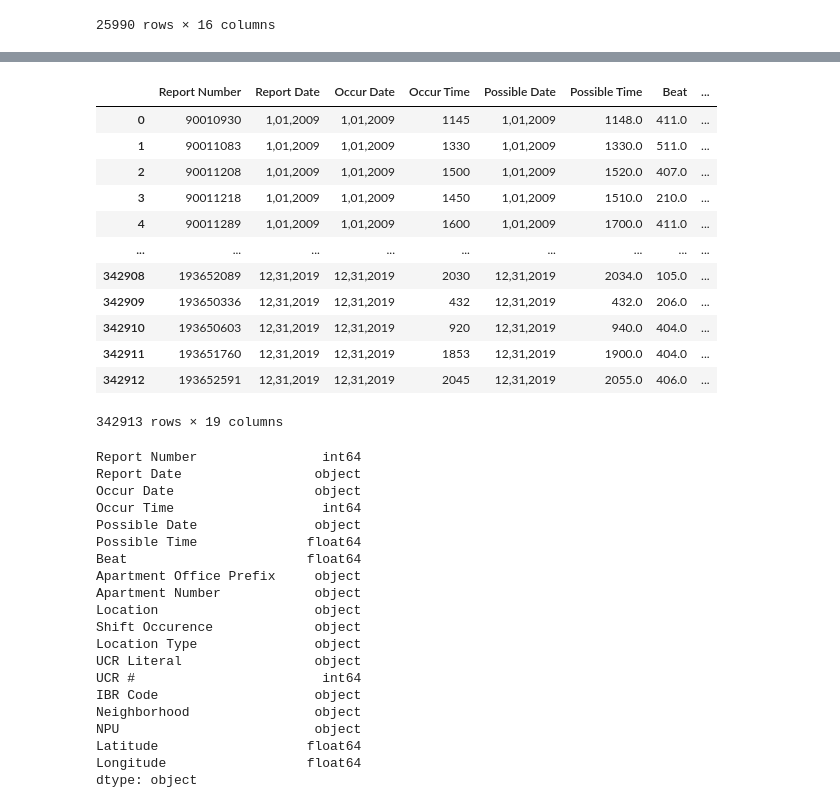
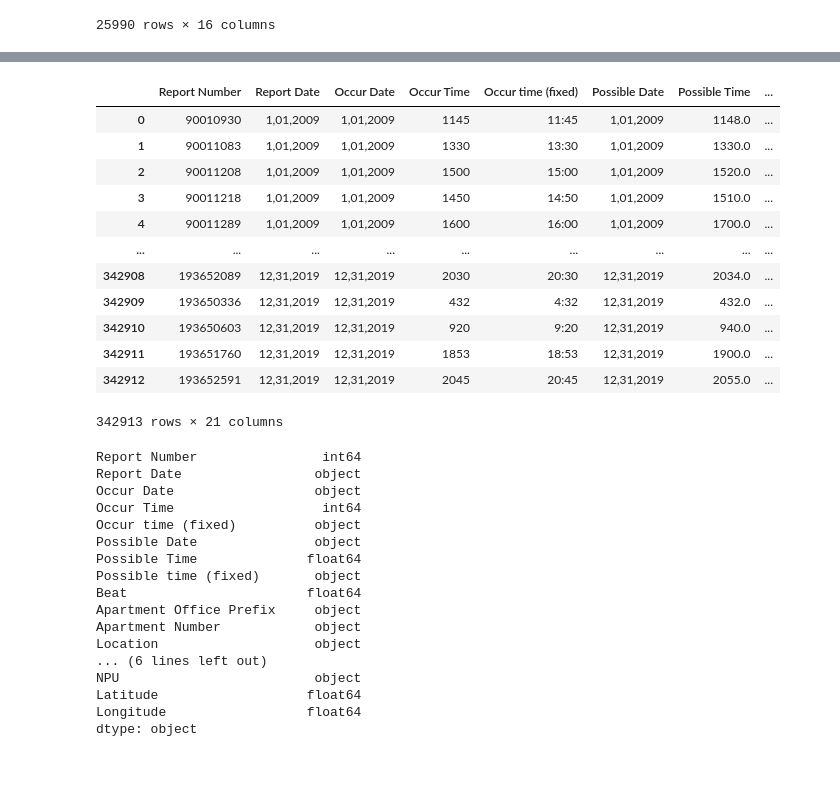
Before and after one commit to Chithra1996/GT_Final_Project, a Jupyter notebook: New folder/crime_data_cleaning.ipynb, the cells around one changed output, grey strips where cells are left out. Drawn from its saved outputs; the diff is of its cells as text; code cells hidden in the pictures; blank space fills up the shorter version.

```diff
--- a/New folder/crime_data_cleaning.ipynb
+++ b/New folder/crime_data_cleaning.ipynb
@@ -248,22 +249,22 @@ Name: zipcode, dtype: int64
 # %%
 new_crime.to_csv("crime_20-21.csv", encoding='utf-8', index= False)
 # %%
-data10 = pd.read_csv("../raw_data/crime2.csv")
+data10 = pd.read_csv("../raw_data/COBRA-2009-2019_fixed.csv")
 data10
 # %% [output]
-|  | Report Number | Report Date | Occur Date | Occur Time | Possible Date | Possible Time | Beat | ... |
-| 0 | 90010930 | 1,01,2009 | 1,01,2009 | 1145 | 1,01,2009 | 1148.0 | 411.0 | ... |
-| 1 | 90011083 | 1,01,2009 | 1,01,2009 | 1330 | 1,01,2009 | 1330.0 | 511.0 | ... |
-| 2 | 90011208 | 1,01,2009 | 1,01,2009 | 1500 | 1,01,2009 | 1520.0 | 407.0 | ... |
-| 3 | 90011218 | 1,01,2009 | 1,01,2009 | 1450 | 1,01,2009 | 1510.0 | 210.0 | ... |
-| 4 | 90011289 | 1,01,2009 | 1,01,2009 | 1600 | 1,01,2009 | 1700.0 | 411.0 | ... |
+|  | Report Number | Report Date | Occur Date | Occur Time | Occur time (fixed) | Possible Date | Possible Time | ... |
+| 0 | 90010930 | 1,01,2009 | 1,01,2009 | 1145 | 11:45 | 1,01,2009 | 1148.0 | ... |
+| 1 | 90011083 | 1,01,2009 | 1,01,2009 | 1330 | 13:30 | 1,01,2009 | 1330.0 | ... |
+| 2 | 90011208 | 1,01,2009 | 1,01,2009 | 1500 | 15:00 | 1,01,2009 | 1520.0 | ... |
+| 3 | 90011218 | 1,01,2009 | 1,01,2009 | 1450 | 14:50 | 1,01,2009 | 1510.0 | ... |
+| 4 | 90011289 | 1,01,2009 | 1,01,2009 | 1600 | 16:00 | 1,01,2009 | 1700.0 | ... |
 | ... | ... | ... | ... | ... | ... | ... | ... | ... |
-| 342908 | 193652089 | 12,31,2019 | 12,31,2019 | 2030 | 12,31,2019 | 2034.0 | 105.0 | ... |
-| 342909 | 193650336 | 12,31,2019 | 12,31,2019 | 432 | 12,31,2019 | 432.0 | 206.0 | ... |
-| 342910 | 193650603 | 12,31,2019 | 12,31,2019 | 920 | 12,31,2019 | 940.0 | 404.0 | ... |
-| 342911 | 193651760 | 12,31,2019 | 12,31,2019 | 1853 | 12,31,2019 | 1900.0 | 404.0 | ... |
-| 342912 | 193652591 | 12,31,2019 | 12,31,2019 | 2045 | 12,31,2019 | 2055.0 | 406.0 | ... |
+| 342908 | 193652089 | 12,31,2019 | 12,31,2019 | 2030 | 20:30 | 12,31,2019 | 2034.0 | ... |
+| 342909 | 193650336 | 12,31,2019 | 12,31,2019 | 432 | 4:32 | 12,31,2019 | 432.0 | ... |
+| 342910 | 193650603 | 12,31,2019 | 12,31,2019 | 920 | 9:20 | 12,31,2019 | 940.0 | ... |
+| 342911 | 193651760 | 12,31,2019 | 12,31,2019 | 1853 | 18:53 | 12,31,2019 | 1900.0 | ... |
+| 342912 | 193652591 | 12,31,2019 | 12,31,2019 | 2045 | 20:45 | 12,31,2019 | 2055.0 | ... |
-342913 rows × 19 columns
+342913 rows × 21 columns
 # %%
 data10.dtypes
 # %% [output]
@@ -271,18 +272,15 @@ Report Number                int64
 Report Date                 object
 Occur Date                  object
 Occur Time                   int64
+Occur time (fixed)          object
 Possible Date               object
 Possible Time              float64
+Possible time (fixed)       object
 Beat                       float64
 Apartment Office Prefix     object
 Apartment Number            object
 Location                    object
-Shift Occurence             object
-Location Type               object
-UCR Literal                 object
-UCR #                        int64
-IBR Code                    object
-Neighborhood                object
+... (6 lines left out)
 NPU                         object
 Latitude                   float64
 Longitude                  float64
```
Also changed, not shown: parts of 13 cells of this notebook, 2 other files.
